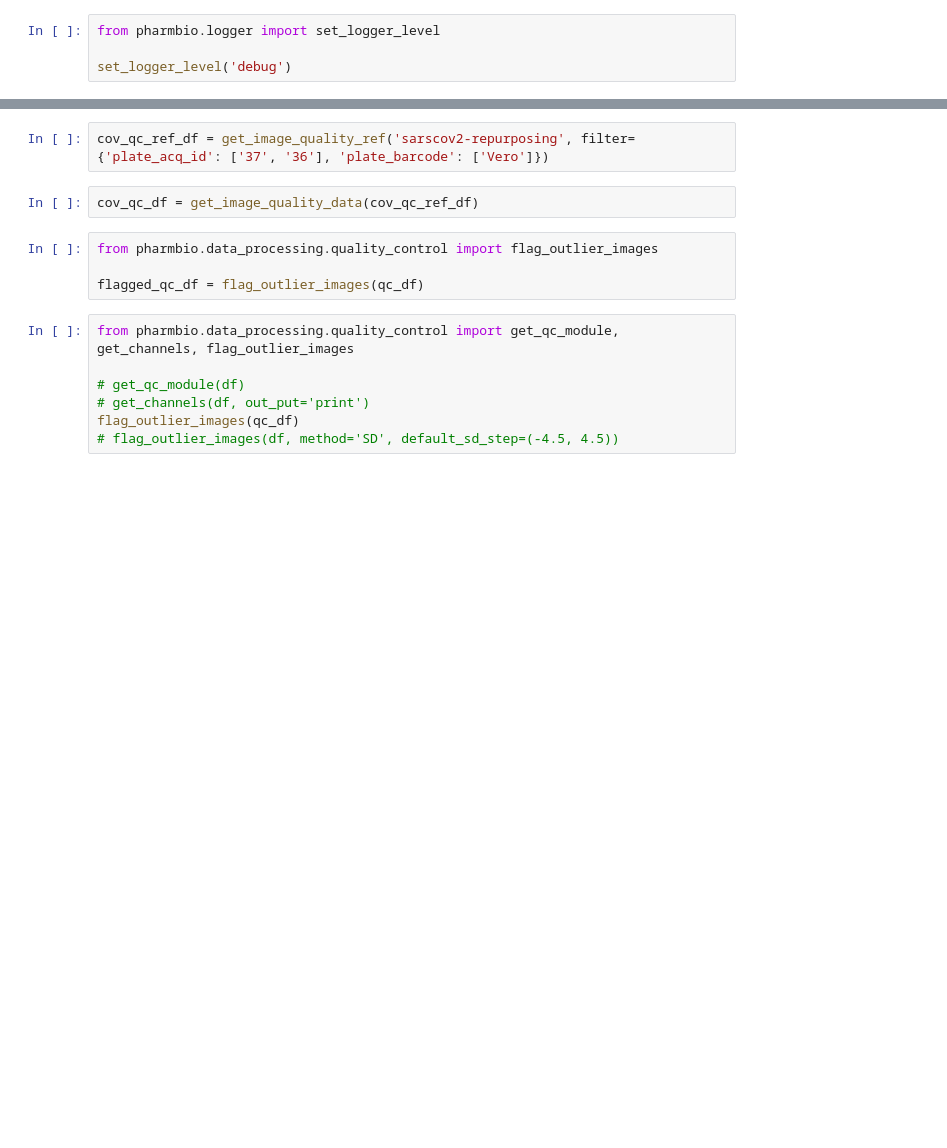
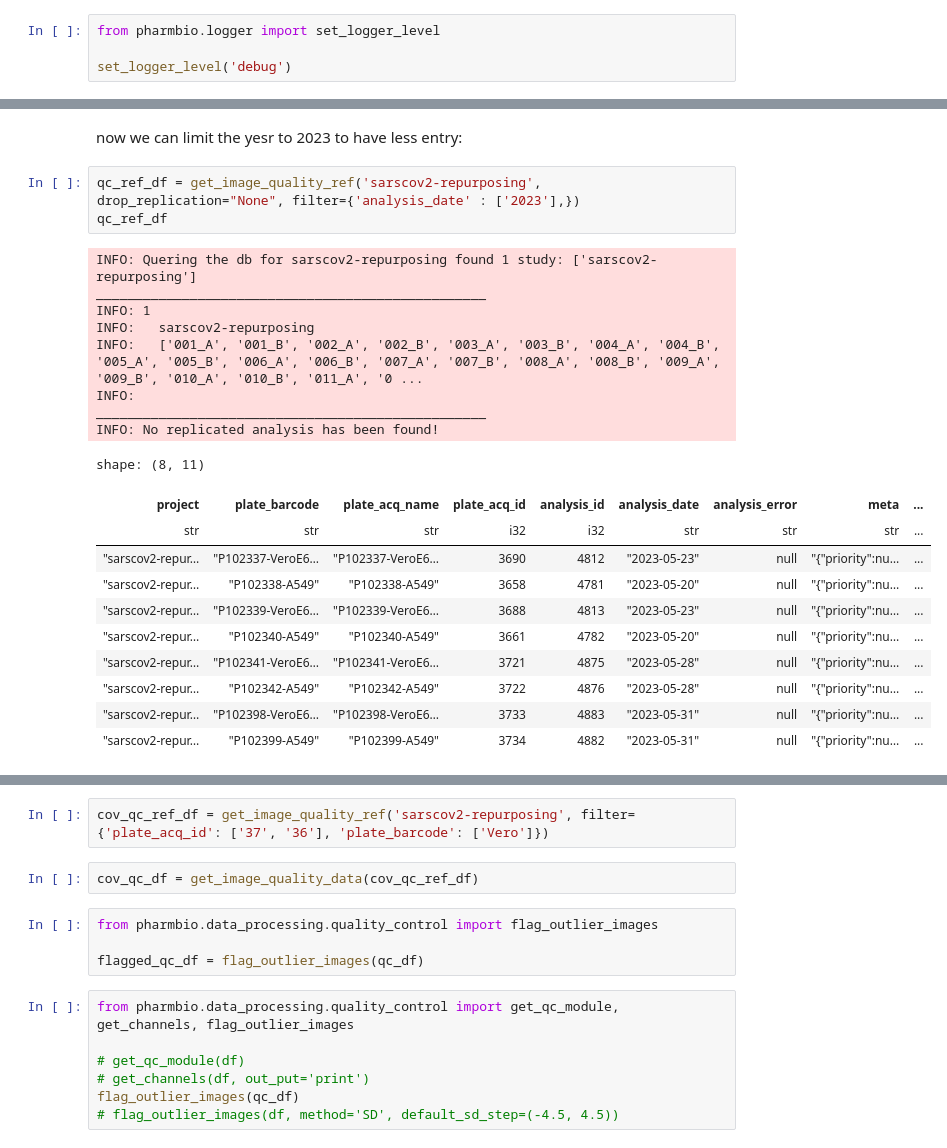
Before and after one commit to pharmbio/pharmbio_package, a Jupyter notebook: test_package.ipynb, the cells around one changed output, grey strips where cells are left out. Drawn from its saved outputs; the diff is of its cells as text; blank space fills up the shorter version.

```diff
--- a/test_package.ipynb
+++ b/test_package.ipynb
@@ -44,0 +250,25 @@ qc_df
+# %% [markdown]
+now we can limit the yesr to 2023 to have less entry:
+# %%
+qc_ref_df = get_image_quality_ref('sarscov2-repurposing', drop_replication="None", filter={'analysis_date' : ['2023'],})
+qc_ref_df
+# %% [output]
+INFO: Quering the db for sarscov2-repurposing found 1 study: ['sarscov2-repurposing']
+__________________________________________________
+INFO: 1
+INFO:   sarscov2-repurposing
+INFO:   ['001_A', '001_B', '002_A', '002_B', '003_A', '003_B', '004_A', '004_B', '005_A', '005_B', '006_A', '006_B', '007_A', '007_B', '008_A', '008_B', '009_A', '009_B', '010_A', '010_B', '011_A', '0 ...
+INFO:
+__________________________________________________
+INFO: No replicated analysis has been found!
+shape: (8, 11)
+| project | plate_barcode | plate_acq_name | plate_acq_id | analysis_id | analysis_date | analysis_error | meta | ... |
+| str | str | str | i32 | i32 | str | str | str | ... |
+| "sarscov2-repur… | "P102337-VeroE6… | "P102337-VeroE6… | 3690 | 4812 | "2023-05-23" | null | "{"priority":nu… | ... |
+| "sarscov2-repur… | "P102338-A549" | "P102338-A549" | 3658 | 4781 | "2023-05-20" | null | "{"priority":nu… | ... |
+| "sarscov2-repur… | "P102339-VeroE6… | "P102339-VeroE6… | 3688 | 4813 | "2023-05-23" | null | "{"priority":nu… | ... |
+| "sarscov2-repur… | "P102340-A549" | "P102340-A549" | 3661 | 4782 | "2023-05-20" | null | "{"priority":nu… | ... |
+| "sarscov2-repur… | "P102341-VeroE6… | "P102341-VeroE6… | 3721 | 4875 | "2023-05-28" | null | "{"priority":nu… | ... |
+| "sarscov2-repur… | "P102342-A549" | "P102342-A549" | 3722 | 4876 | "2023-05-28" | null | "{"priority":nu… | ... |
+| "sarscov2-repur… | "P102398-VeroE6… | "P102398-VeroE6… | 3733 | 4883 | "2023-05-31" | null | "{"priority":nu… | ... |
+| "sarscov2-repur… | "P102399-A549" | "P102399-A549" | 3734 | 4882 | "2023-05-31" | null | "{"priority":nu… | ... |
```
Also changed, not shown: parts of 26 cells of this notebook, 20 other files.
